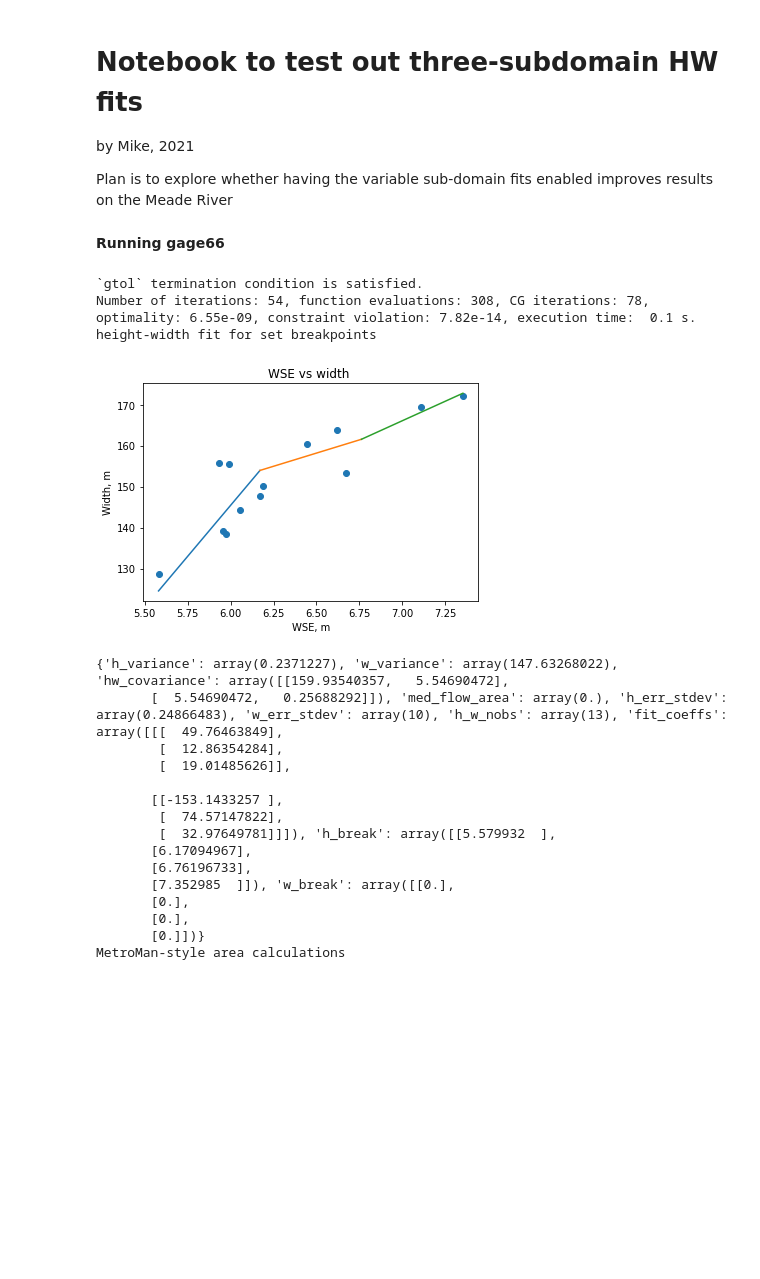
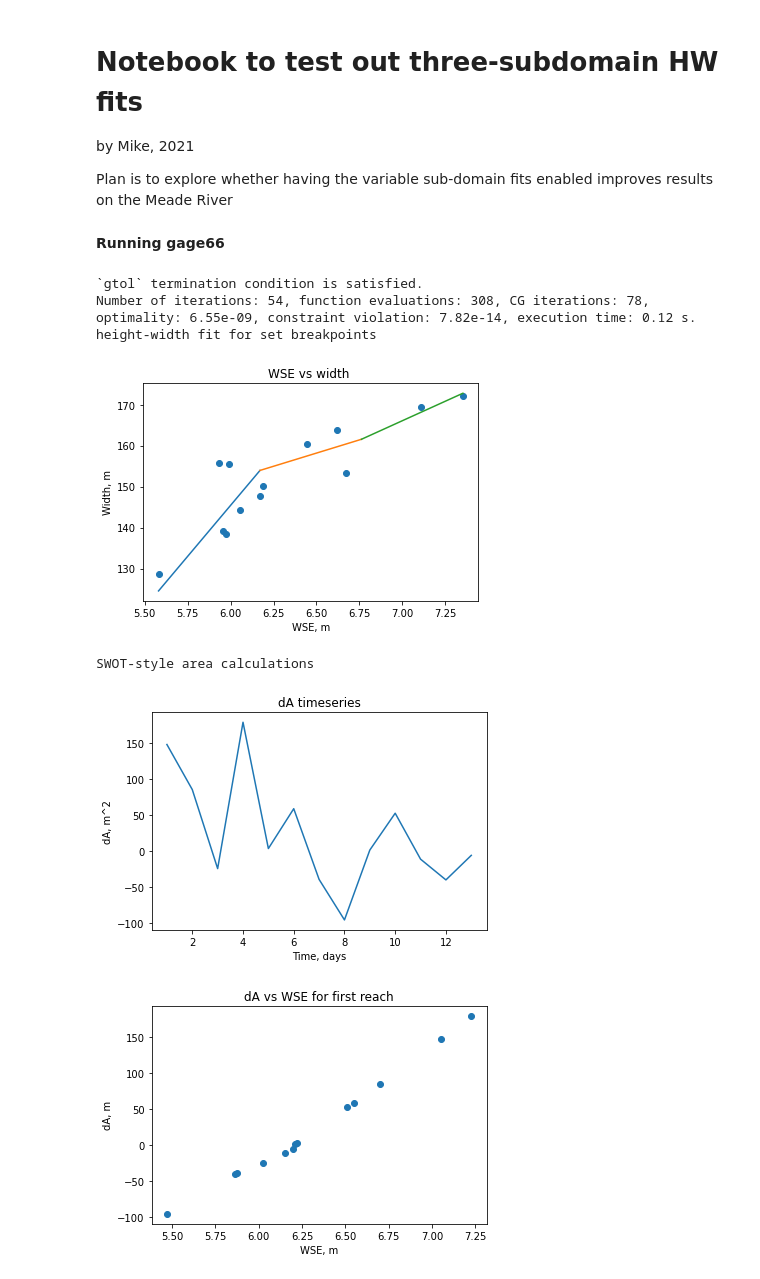
Before and after one commit to mikedurand/FLaPE-Byrd, a Jupyter notebook: TestAreaFits.ipynb, the cells around one changed output. Saved outputs shown, nothing was run; the diff lists cells and outputs as text; code cells hidden in the pictures; blank space fills up the shorter version.

Commit message:
Added functionality to calculate area
now calculates cross-sectional area.

```diff
--- a/TestAreaFits.ipynb
+++ b/TestAreaFits.ipynb
@@ -40,7 +40,7 @@ DataDirContents=os.scandir(DataDir)
 
 ConstrainHW=True #set to true to compute self-constrained height-width data
 CalcAreaFit=1 # set to 1 for the quicker option - use equally-spaced HW breakpoints
-dAOpt=0
+dAOpt=1
 Verbose=True
 
 RunData={}
@@ -62,21 +62,14 @@ for entry in DataDirContents:
 # %% [output]
 **Running gage66**
 `gtol` termination condition is satisfied.
-Number of iterations: 54, function evaluations: 308, CG iterations: 78, optimality: 6.55e-09, constraint violation: 7.82e-14, execution time:  0.1 s.
+Number of iterations: 54, function evaluations: 308, CG iterations: 78, optimality: 6.55e-09, constraint violation: 7.82e-14, execution time: 0.12 s.
 height-width fit for set breakpoints
 [figure]
-{'h_variance': array(0.2371227), 'w_variance': array(147.63268022), 'hw_covariance': array([[159.93540357,   5.54690472],
-       [  5.54690472,   0.25688292]]), 'med_flow_area': array(0.), 'h_err_stdev': array(0.24866483), 'w_err_stdev': array(10), 'h_w_nobs': array(13), 'fit_coeffs': array([[[  49.76463849],
-        [  12.86354284],
-        [  19.01485626]],
-
-       [[-153.1433257 ],
-        [  74.57147822],
-        [  32.97649781]]]), 'h_break': array([[5.579932  ],
-       [6.17094967],
-       [6.76196733],
-       [7.352985  ]]), 'w_break': array([[0.],
-       [0.],
-       [0.],
-       [0.]])}
-MetroMan-style area calculations
+SWOT-style area calculations
+# %%
+# check out how the cross-sectional area calculations look
+Obs.plotdA()
+Obs.plotHdA()
+# %% [output]
+[figure, added]
+[figure, added]
```
Also changed, not shown: 1 other file.
